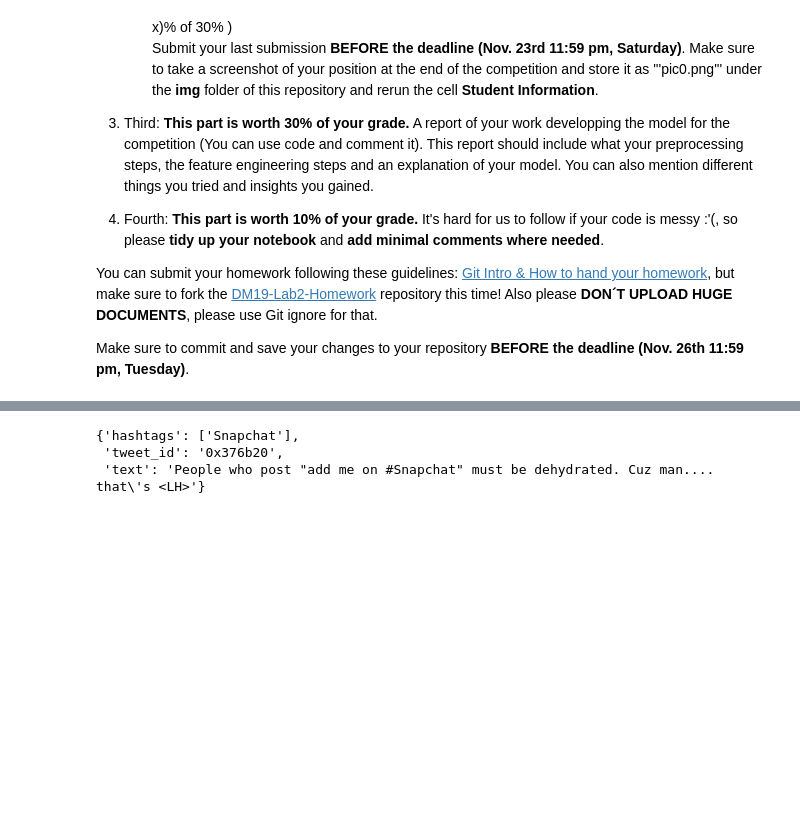
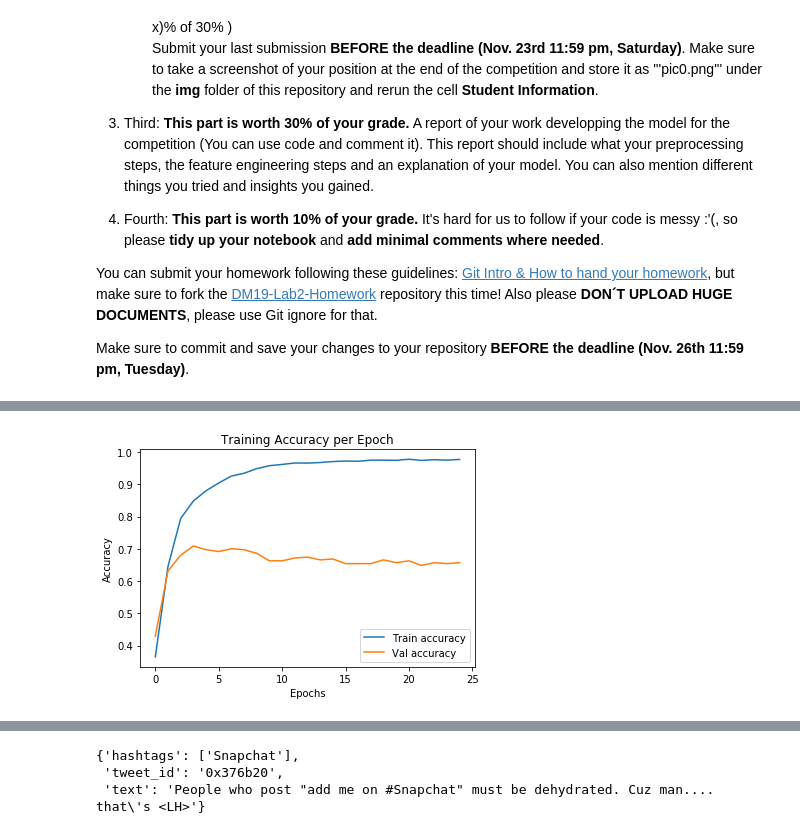
Before and after one commit to kevin810323/DM19-Lab2-Homework, a Jupyter notebook: DM19-Lab2-Homework.ipynb, the cells around one changed output, grey strips where cells are left out. Cells and saved outputs as stored; diff of their text form; code cells hidden in the pictures; blank space fills up the shorter version.

```diff
--- a/DM19-Lab2-Homework.ipynb
+++ b/DM19-Lab2-Homework.ipynb
@@ -39,0 +357,4 @@ Make sure to commit and save your changes to your repository __BEFORE the deadli
+# %%
+#Let's take a look at the training log
+training_log = pd.DataFrame()
+training_log = pd.read_csv("logs/training_log.csv")
@@ -39,0 +370,12 @@ Make sure to commit and save your changes to your repository __BEFORE the deadli
+# %%
+# Plot Training Accuracy
+plt.plot(training_log.index, training_log.accuracy, label='Train accuracy')
+plt.plot(training_log.index, training_log.val_accuracy, label='Val accuracy')
+plt.xlabel('Epochs')
+plt.ylabel('Accuracy')
+plt.title('Training Accuracy per Epoch')
+plt.legend()
+
+plt.show()
+# %% [output]
+[figure, added]
```
Also changed, not shown: parts of 72 cells of this notebook.
